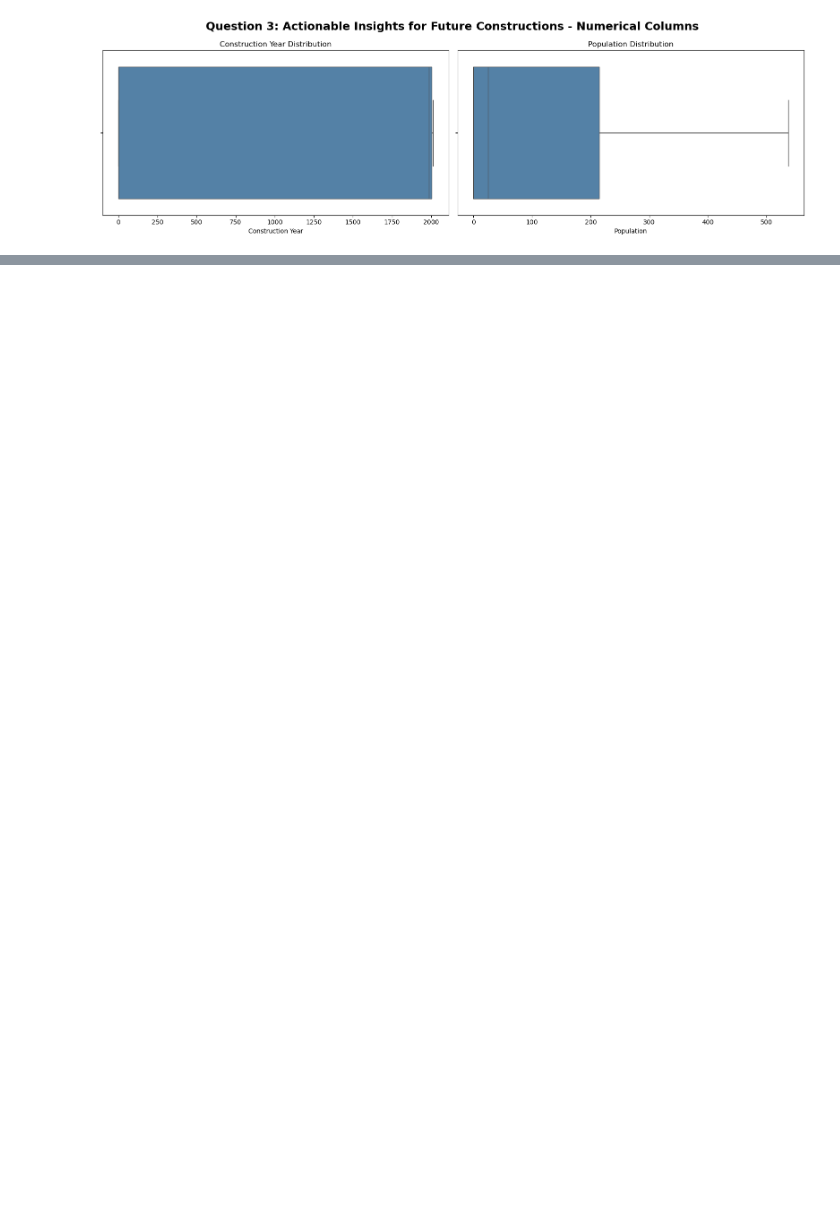
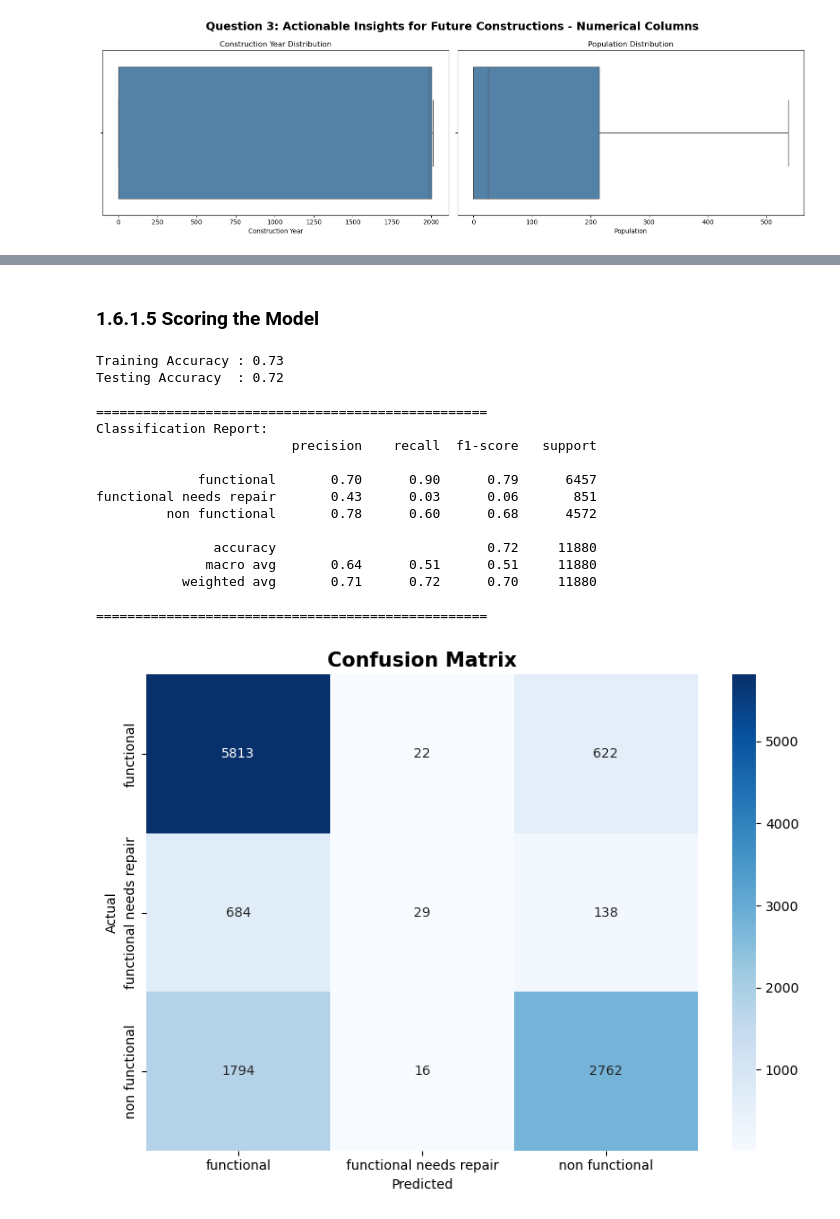
Before and after one commit to nduvawinnie/TANZANIAN_WATERWELL_PREDICTIVE_MODEL_REVIEW_1, a Jupyter notebook: PHASE_3_PROJECT/Tanzanian_water_wells.ipynb, the cells around one changed output, grey strips where cells are left out. Saved outputs shown, nothing was run; the diff lists cells and outputs as text; code cells hidden in the pictures; blank space fills up the shorter version.

```diff
--- a/PHASE_3_PROJECT/Tanzanian_water_wells.ipynb
+++ b/PHASE_3_PROJECT/Tanzanian_water_wells.ipynb
@@ -1241,0 +1485,7 @@ plt.show()
+# %%
+# Predict the test data
+y_pred = log.predict(X_test)
+
+# Evaluate the model
+print(f"Training Accuracy : {log.score(X_train, y_train):.2f}")
+print(f"Testing Accuracy  : {log.score(X_test, y_test):.2f}")
@@ -1241,0 +1497,46 @@ plt.show()
+# %% [markdown]
+### 1.6.1.5 Scoring the Model
+# %%
+# Accuracy Score
+print(f"Training Accuracy : {log.score(X_train, y_train):.2f}")
+print(f"Testing Accuracy  : {log.score(X_test, y_test):.2f}")
+
+print("\n" + "="*50)
+
+# Classification Report
+print("Classification Report:")
+print(classification_report(y_test, y_pred))
+
+print("="*50)
+
+# Confusion Matrix
+plt.figure(figsize=(8, 6))
+sns.heatmap(confusion_matrix(y_test, y_pred),
+            annot=True,
+            fmt='d',
+            cmap='Blues',
+            xticklabels=log.classes_,
+            yticklabels=log.classes_)
+plt.title('Confusion Matrix', fontsize=15, fontweight='bold')
+plt.xlabel('Predicted')
+plt.ylabel('Actual')
+plt.tight_layout()
+plt.show()
+# %% [output]
+Training Accuracy : 0.73
+Testing Accuracy  : 0.72
+
+==================================================
+Classification Report:
+                         precision    recall  f1-score   support
+
+             functional       0.70      0.90      0.79      6457
+functional needs repair       0.43      0.03      0.06       851
+         non functional       0.78      0.60      0.68      4572
+
+               accuracy                           0.72     11880
+              macro avg       0.64      0.51      0.51     11880
+           weighted avg       0.71      0.72      0.70     11880
+
+==================================================
+[figure, added]
```
Also changed, not shown: parts of 35 cells of this notebook.
